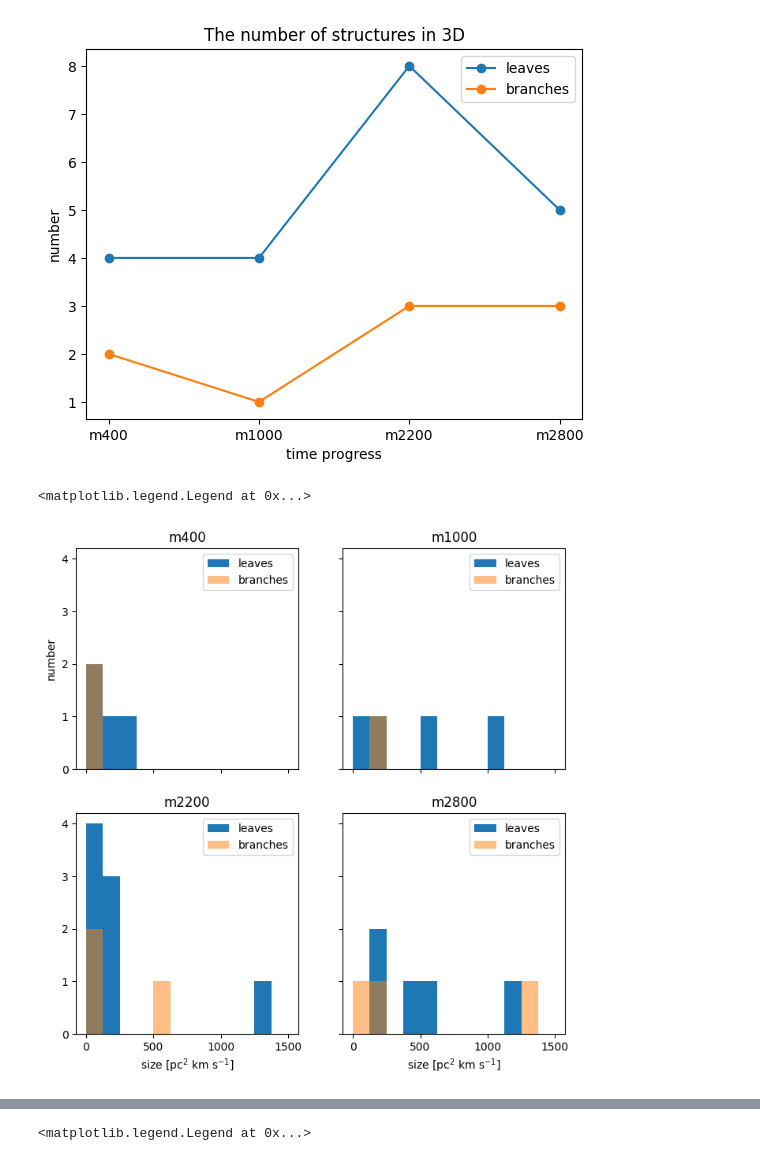
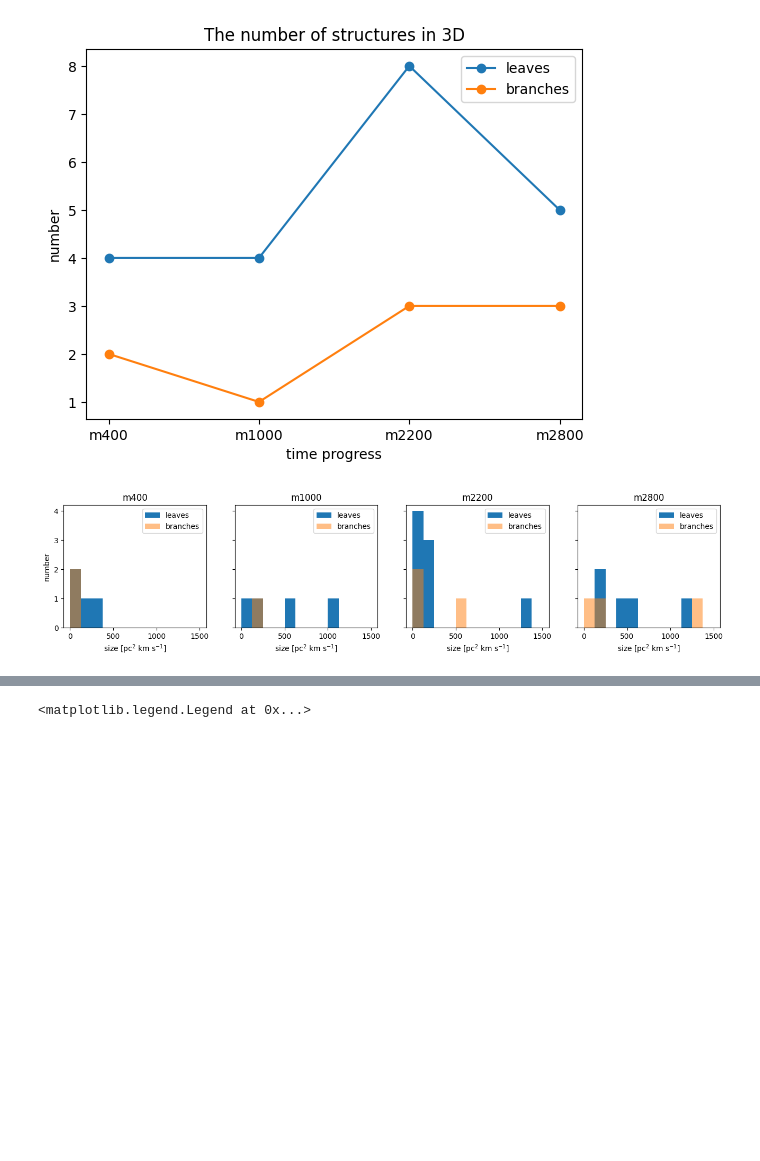
Before and after one commit to kotora260/StarGen, a Jupyter notebook: discuss_3D.ipynb, the cells around one changed output, grey strips where cells are left out. Drawn from its saved outputs; the diff is of its cells as text; code cells hidden in the pictures; blank space fills up the shorter version.

```diff
--- a/discuss_3D.ipynb
+++ b/discuss_3D.ipynb
@@ -23,47 +23,48 @@ plt.legend()
 # %%
 # make histgram of the size of all structures in 3D
 
 leaf_size_400 = [348.75272512, 99.64363575, 62.27727234, 215.47936231]
 leaf_size_1000 = [151.95654452, 1022.59281188, 539.3211785, 74.73272681]
 leaf_size_2200 = [139.50109005, 1311.55935556, 64.76836324, 74.73272681, 188.07736248, 198.04172605, 73.48718137, 80.96045405]
 leaf_size_2800 = [1154.62062925, 523.12908769, 393.59236121, 246.61799848, 156.93872631]
 
 branch_size_400 = [98.3980903, 112.09909022]
 branch_size_1000 = [193.05954427]
 branch_size_2200 = [575.44199646, 95.90699941, 103.38027209]
 branch_size_2800 = [173.13081712, 1365.11780977, 99.64363575]
 
 bins = 12
 range = (0, 1500)
 
-fig, axes = plt.subplots(nrows=2, ncols=2, figsize=(8, 8), sharex=True, sharey=True)
-axes[0, 0].hist(leaf_size_400, bins=bins, range=range, label='leaves')
-axes[0, 0].hist(branch_size_400, bins=bins, range=range, alpha=0.5, label='branches')
-axes[0, 1].hist(leaf_size_1000, bins=bins, range=range, label='leaves')
-axes[0, 1].hist(branch_size_1000, bins=bins, range=range, alpha=0.5, label='branches')
-axes[1, 0].hist(leaf_size_2200, bins=bins, range=range, label='leaves')
-axes[1, 0].hist(branch_size_2200, bins=bins, range=range, alpha=0.5, label='branches')
-axes[1, 1].hist(leaf_size_2800, bins=bins, range=range, label='leaves')
-axes[1, 1].hist(branch_size_2800, bins=bins, range=range, alpha=0.5, label='branches')
+fig, axes = plt.subplots(nrows=1, ncols=4, figsize=(16, 3), sharex=True, sharey=True)
+axes[0].hist(leaf_size_400, bins=bins, range=range, label='leaves')
+axes[0].hist(branch_size_400, bins=bins, range=range, alpha=0.5, label='branches')
+axes[1].hist(leaf_size_1000, bins=bins, range=range, label='leaves')
+axes[1].hist(branch_size_1000, bins=bins, range=range, alpha=0.5, label='branches')
+axes[2].hist(leaf_size_2200, bins=bins, range=range, label='leaves')
+axes[2].hist(branch_size_2200, bins=bins, range=range, alpha=0.5, label='branches')
+axes[3].hist(leaf_size_2800, bins=bins, range=range, label='leaves')
+axes[3].hist(branch_size_2800, bins=bins, range=range, alpha=0.5, label='branches')
 
 plt.yticks(np.arange(0, 5, 1))
 
-axes[0, 0].set_title('m400')
-axes[0, 0].set_ylabel('number')
-axes[0, 0].legend()
-axes[0, 1].set_title('m1000')
-axes[0, 1].legend()
-axes[1, 0].set_title('m2200')
-axes[1, 0].set_xlabel('size [pc$^2$ km s$^{-1}$]')
-axes[1, 0].legend()
-axes[1, 1].set_title('m2800')
-axes[1, 1].set_xlabel('size [pc$^2$ km s$^{-1}$]')
-axes[1, 1].legend()
+axes[0].set_title('m400')
+axes[0].set_ylabel('number')
+axes[0].set_xlabel('size [pc$^2$ km s$^{-1}$]')
+axes[0].legend()
+axes[1].set_title('m1000')
+axes[1].set_xlabel('size [pc$^2$ km s$^{-1}$]')
+axes[1].legend()
+axes[2].set_title('m2200')
+axes[2].set_xlabel('size [pc$^2$ km s$^{-1}$]')
+axes[2].legend()
+axes[3].set_title('m2800')
+axes[3].set_xlabel('size [pc$^2$ km s$^{-1}$]')
+axes[3].legend()
 
-#fig.savefig('size_hist_3D_paper')
+fig.savefig('size_hist_3D_slide')
 # %% [output]
-<matplotlib.legend.Legend at 0x...>
-[figure, old version]
+[figure, new version]
 # %%
 # make histgram of  the mass of all structures in 3D
 
```
Also changed, not shown: parts of 1 cell of this notebook, 1 other file.
